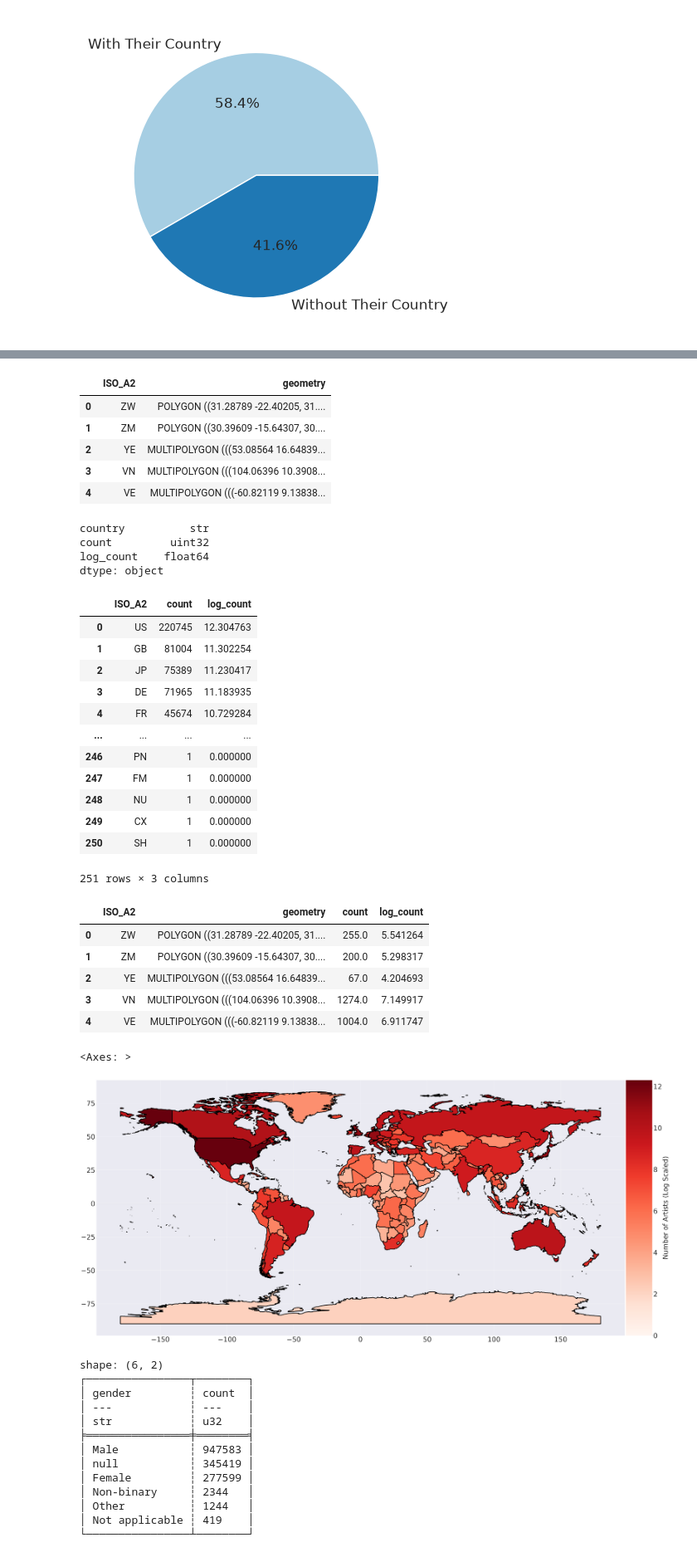
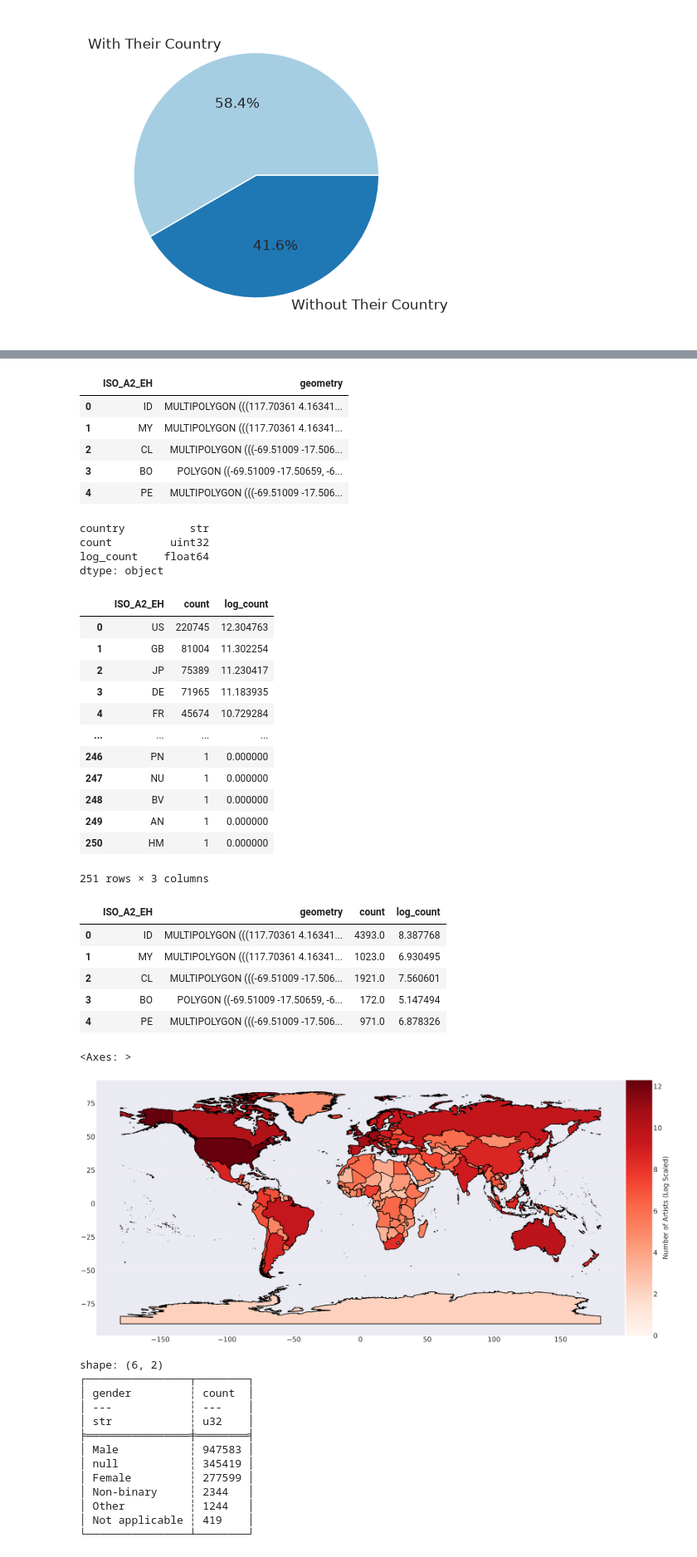
Before and after one commit to malik-files/MScDiss_IGASTNBK_, a Jupyter notebook: Main Code/inspecting_analysing_artist_MB_data.ipynb, the cells around one changed output, grey strips where cells are left out. Shown at 83% size. Saved outputs shown, nothing was run; the diff lists cells and outputs as text; code cells hidden in the pictures.

```diff
--- a/Main Code/inspecting_analysing_artist_MB_data.ipynb
+++ b/Main Code/inspecting_analysing_artist_MB_data.ipynb
@@ -103,18 +103,20 @@ makePieChart(["With Their Country", "Without Their Country"], [len(hasCountry),l
 # %%
 #Create a heatmap for the countries of artists on MusicbRAINZ
 
-worldMap = gpd.read_file("./mapData/ne_50m_admin_0_countries/ne_50m_admin_0_countries.shp")
-
-worldMap = worldMap[['ISO_A2','geometry']]
+worldMap = gpd.read_file("./mapData/ne_10m_admin_0_countries/ne_10m_admin_0_countries.shp")
+display(worldMap.columns)
+#display(worldMap[worldMap['ISO_A3'] == "FRA"])
+worldMap = worldMap[['ISO_A2_EH','geometry']]
 display(worldMap.head())
+#display(worldMap[worldMap["ISO_A2"] == "FR"])
 countryCountPandas = countryCount.drop_nulls().to_pandas()
 countryCountPandas["log_count"] = np.log(countryCountPandas["count"])
 print(countryCountPandas.dtypes)
-countryCountPandas = countryCountPandas.rename(columns={"country":"ISO_A2"})
+countryCountPandas = countryCountPandas.rename(columns={"country":"ISO_A2_EH"})
 display(countryCountPandas)
-preppedCountryData = worldMap.merge(countryCountPandas, on='ISO_A2', how='left')
+preppedCountryData = worldMap.merge(countryCountPandas, on='ISO_A2_EH', how='left')
 display(preppedCountryData.head())
-
+#display(preppedCountryData[preppedCountryData["ISO_A2_eh"] == "FR"])
 plt.rc('font', size=40)
 fig, axMap = plt.subplots(figsize=(60,60))
 
@@ -133,34 +141,34 @@ preppedCountryData.plot(column="log_count",
-|  | ISO_A2 | geometry |
-| 0 | ZW | POLYGON ((31.28789 -22.40205, 31.... |
-| 1 | ZM | POLYGON ((30.39609 -15.64307, 30.... |
-| 2 | YE | MULTIPOLYGON (((53.08564 16.64839... |
-| 3 | VN | MULTIPOLYGON (((104.06396 10.3908... |
-| 4 | VE | MULTIPOLYGON (((-60.82119 9.13838... |
+|  | ISO_A2_EH | geometry |
+| 0 | ID | MULTIPOLYGON (((117.70361 4.16341... |
+| 1 | MY | MULTIPOLYGON (((117.70361 4.16341... |
+| 2 | CL | MULTIPOLYGON (((-69.51009 -17.506... |
+| 3 | BO | POLYGON ((-69.51009 -17.50659, -6... |
+| 4 | PE | MULTIPOLYGON (((-69.51009 -17.506... |
-country          str
-count         uint32
-log_count    float64
-dtype: object
+country          str
+count         uint32
+log_count    float64
+dtype: object
-|  | ISO_A2 | count | log_count |
+|  | ISO_A2_EH | count | log_count |
 | 0 | US | 220745 | 12.304763 |
 | 1 | GB | 81004 | 11.302254 |
 | 2 | JP | 75389 | 11.230417 |
 | 3 | DE | 71965 | 11.183935 |
 | 4 | FR | 45674 | 10.729284 |
 | ... | ... | ... | ... |
 | 246 | PN | 1 | 0.000000 |
-| 247 | FM | 1 | 0.000000 |
-| 248 | NU | 1 | 0.000000 |
-| 249 | CX | 1 | 0.000000 |
-| 250 | SH | 1 | 0.000000 |
+| 247 | NU | 1 | 0.000000 |
+| 248 | BV | 1 | 0.000000 |
+| 249 | AN | 1 | 0.000000 |
+| 250 | HM | 1 | 0.000000 |
-251 rows × 3 columns
+251 rows × 3 columns
-|  | ISO_A2 | geometry | count | log_count |
-| 0 | ZW | POLYGON ((31.28789 -22.40205, 31.... | 255.0 | 5.541264 |
-| 1 | ZM | POLYGON ((30.39609 -15.64307, 30.... | 200.0 | 5.298317 |
-| 2 | YE | MULTIPOLYGON (((53.08564 16.64839... | 67.0 | 4.204693 |
-| 3 | VN | MULTIPOLYGON (((104.06396 10.3908... | 1274.0 | 7.149917 |
-| 4 | VE | MULTIPOLYGON (((-60.82119 9.13838... | 1004.0 | 6.911747 |
+|  | ISO_A2_EH | geometry | count | log_count |
+| 0 | ID | MULTIPOLYGON (((117.70361 4.16341... | 4393.0 | 8.387768 |
+| 1 | MY | MULTIPOLYGON (((117.70361 4.16341... | 1023.0 | 6.930495 |
+| 2 | CL | MULTIPOLYGON (((-69.51009 -17.506... | 1921.0 | 7.560601 |
+| 3 | BO | POLYGON ((-69.51009 -17.50659, -6... | 172.0 | 5.147494 |
+| 4 | PE | MULTIPOLYGON (((-69.51009 -17.506... | 971.0 | 6.878326 |
-<Axes: >
+<Axes: >
-[figure, old version]
+[figure, new version]
 # %%
 #What is the gender split like for the entities
 genderCount = artistDF.select(pl.col("gender").value_counts(sort=True)).unnest("gender")
```
Also changed, not shown: parts of 7 cells of this notebook, 12 other files.
